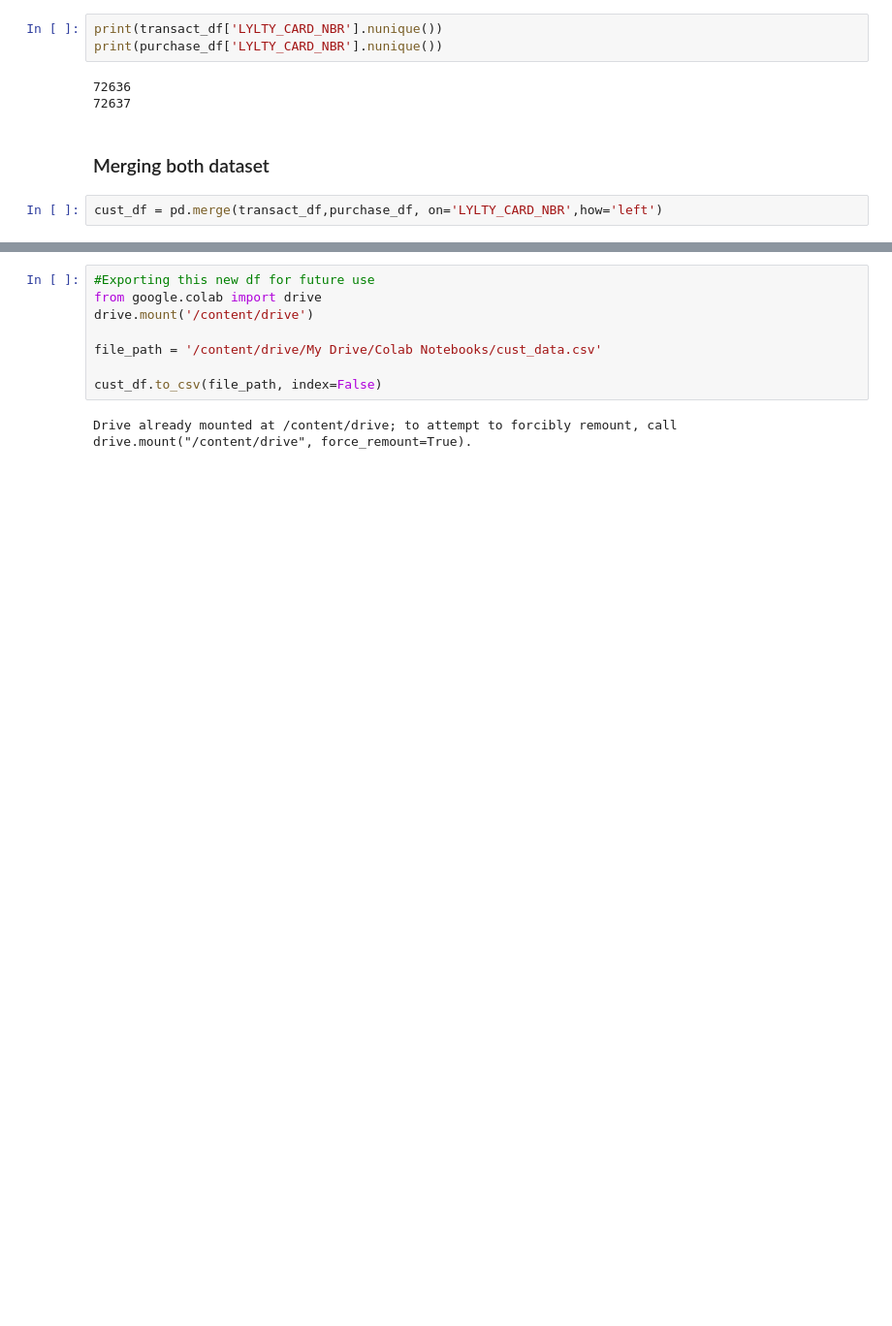
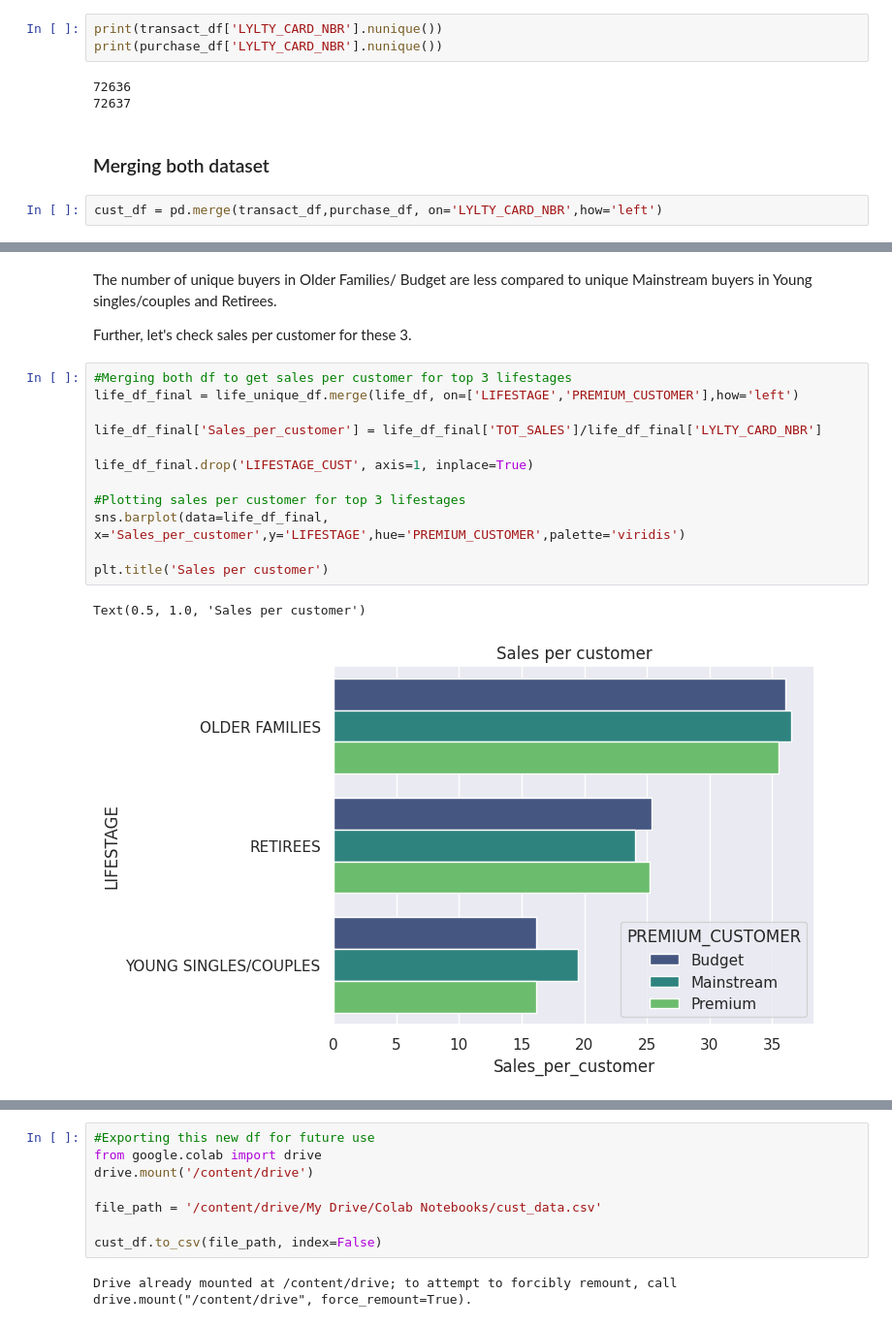
Before and after one commit to sidpatondikar/Quantium-Data-Analytics-Virtual-Experience-Program, a Jupyter notebook: Quantium_Data_Analysis_Task_1.ipynb, the cells around one changed output, grey strips where cells are left out. Shown at 97% size. Cells and saved outputs as stored; diff of their text form; blank space fills up the shorter version.

```diff
--- a/Quantium_Data_Analysis_Task_1.ipynb
+++ b/Quantium_Data_Analysis_Task_1.ipynb
@@ -526,0 +498,19 @@ Text(0.5, 1.0, 'Average chip price per customer segment')
+# %% [markdown]
+The number of unique buyers in Older Families/ Budget are less compared to unique Mainstream buyers in Young singles/couples and Retirees.
+
+Further, let's check sales per customer for these 3.
+# %%
+#Merging both df to get sales per customer for top 3 lifestages
+life_df_final = life_unique_df.merge(life_df, on=['LIFESTAGE','PREMIUM_CUSTOMER'],how='left')
+
+life_df_final['Sales_per_customer'] = life_df_final['TOT_SALES']/life_df_final['LYLTY_CARD_NBR']
+
+life_df_final.drop('LIFESTAGE_CUST', axis=1, inplace=True)
+
+#Plotting sales per customer for top 3 lifestages
+sns.barplot(data=life_df_final, x='Sales_per_customer',y='LIFESTAGE',hue='PREMIUM_CUSTOMER',palette='viridis')
+
+plt.title('Sales per customer')
+# %% [output]
+Text(0.5, 1.0, 'Sales per customer')
+[figure, added]
```
Also changed, not shown: parts of 23 cells of this notebook.
